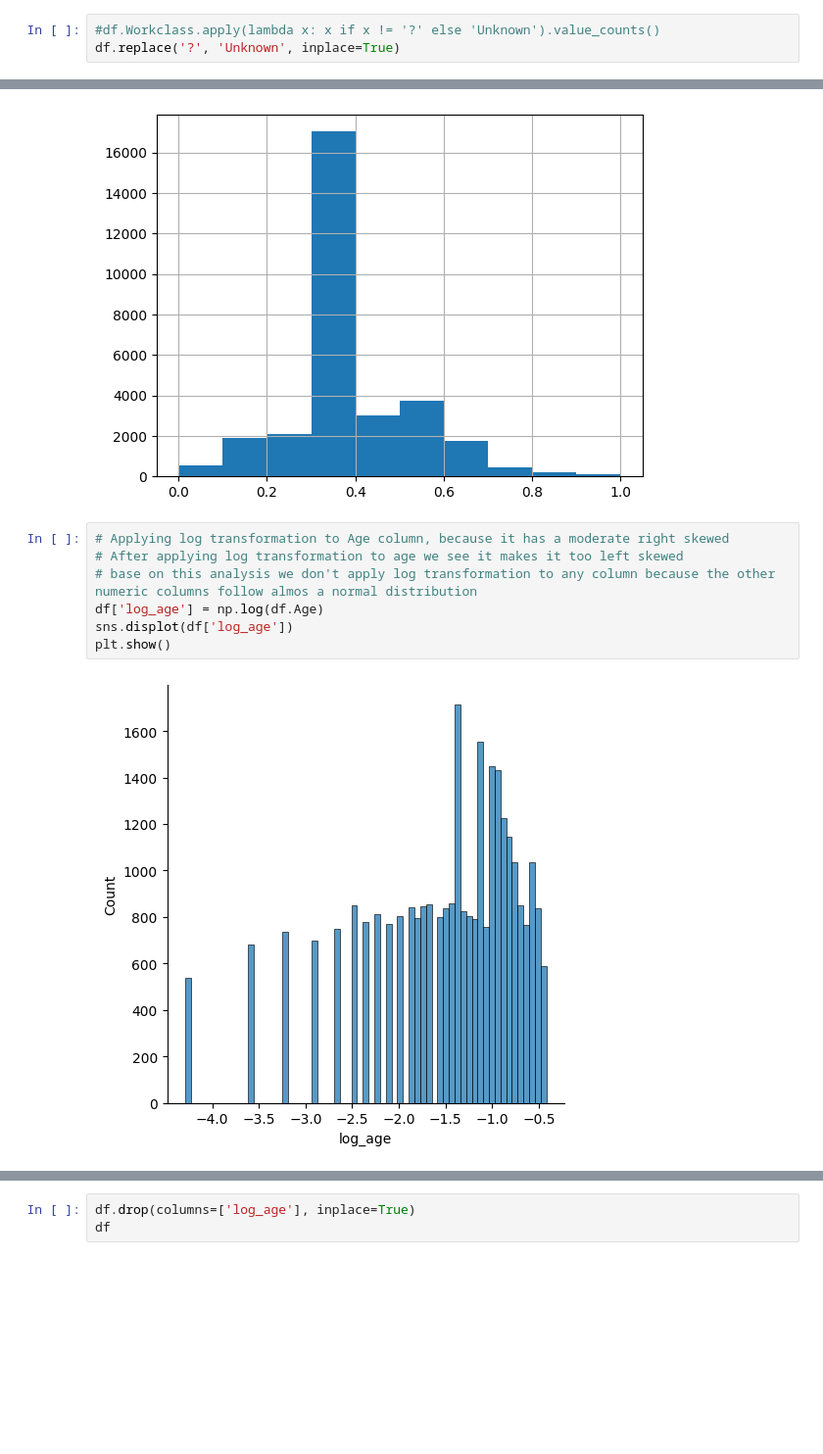
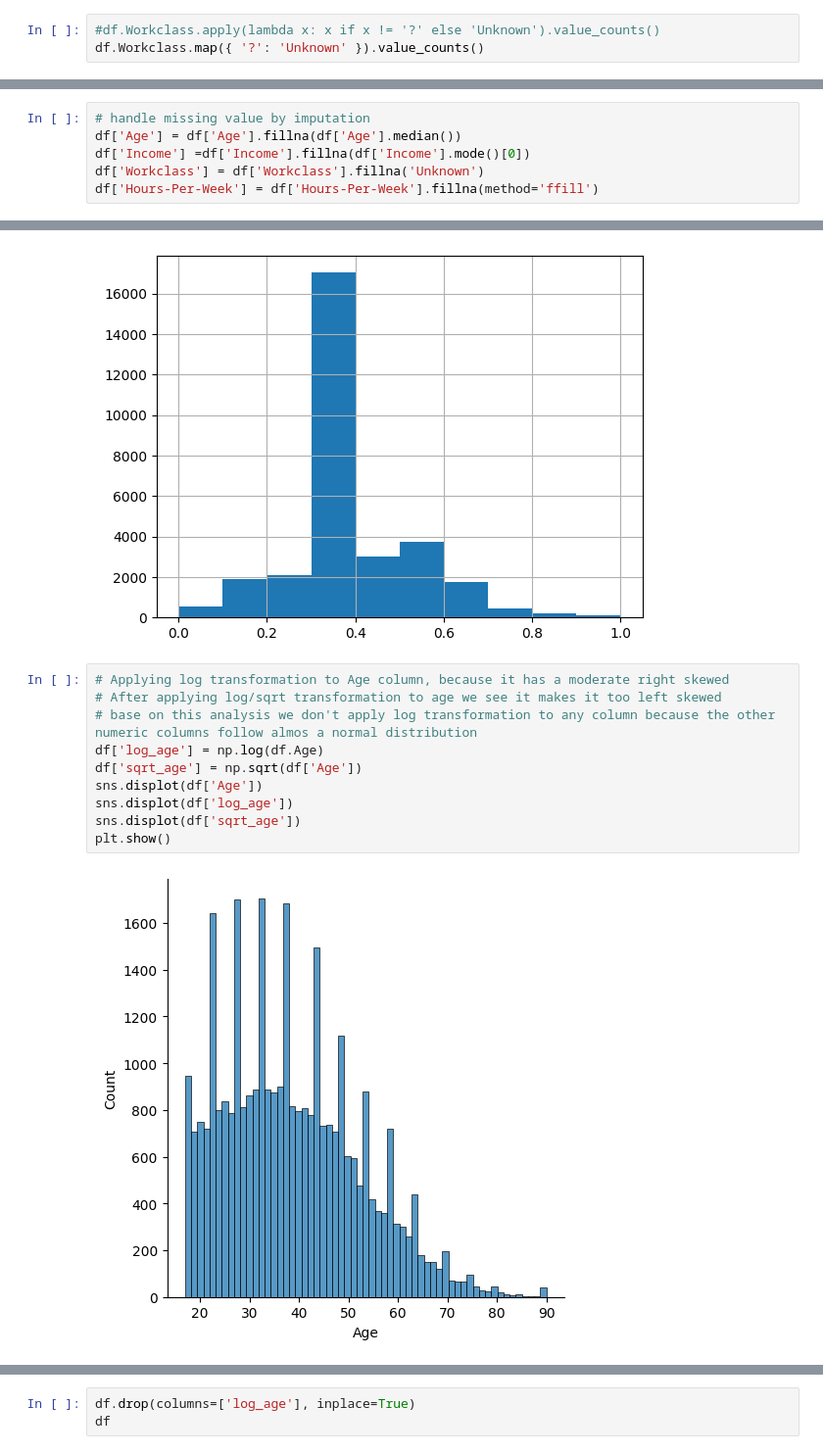
Before and after one commit to jhonnovax/income-prediction, a Jupyter notebook: income-notebook.ipynb, the cells around one changed output, grey strips where cells are left out. Shown: that part at 98% size. Cells and saved outputs as stored; diff of their text form; blank space fills up the shorter version.

Commit message:
Added chart for clustering, improved outliers method detection and added imputers for missing values

```diff
--- a/income-notebook.ipynb
+++ b/income-notebook.ipynb
@@ -173,3 +187,3 @@ Name: count, dtype: int64
 # %%
 #df.Workclass.apply(lambda x: x if x != '?' else 'Unknown').value_counts()
-df.replace('?', 'Unknown', inplace=True)
+df.Workclass.map({ '?': 'Unknown' }).value_counts()
@@ -176,3 +192,9 @@ df.replace('?', 'Unknown', inplace=True)
+# %%
+# handle missing value by imputation
+df['Age'] = df['Age'].fillna(df['Age'].median())
+df['Income'] =df['Income'].fillna(df['Income'].mode()[0])
+df['Workclass'] = df['Workclass'].fillna('Unknown')
+df['Hours-Per-Week'] = df['Hours-Per-Week'].fillna(method='ffill')
 # %%
 #save to new csv
 df.to_csv('income_data_v1.csv', index=False)
@@ -384,10 +438,13 @@ df['Hours-Per-Week'].hist()
 [figure]
 # %%
 # Applying log transformation to Age column, because it has a moderate right skewed
-# After applying log transformation to age we see it makes it too left skewed
+# After applying log/sqrt transformation to age we see it makes it too left skewed
 # base on this analysis we don't apply log transformation to any column because the other numeric columns follow almos a normal distribution
 df['log_age'] = np.log(df.Age)
+df['sqrt_age'] = np.sqrt(df['Age'])
+sns.displot(df['Age'])
 sns.displot(df['log_age'])
+sns.displot(df['sqrt_age'])
 plt.show()
 # %% [output]
-[figure, old version]
+[figure, new version]
```
Also changed, not shown: parts of 13 cells of this notebook.
